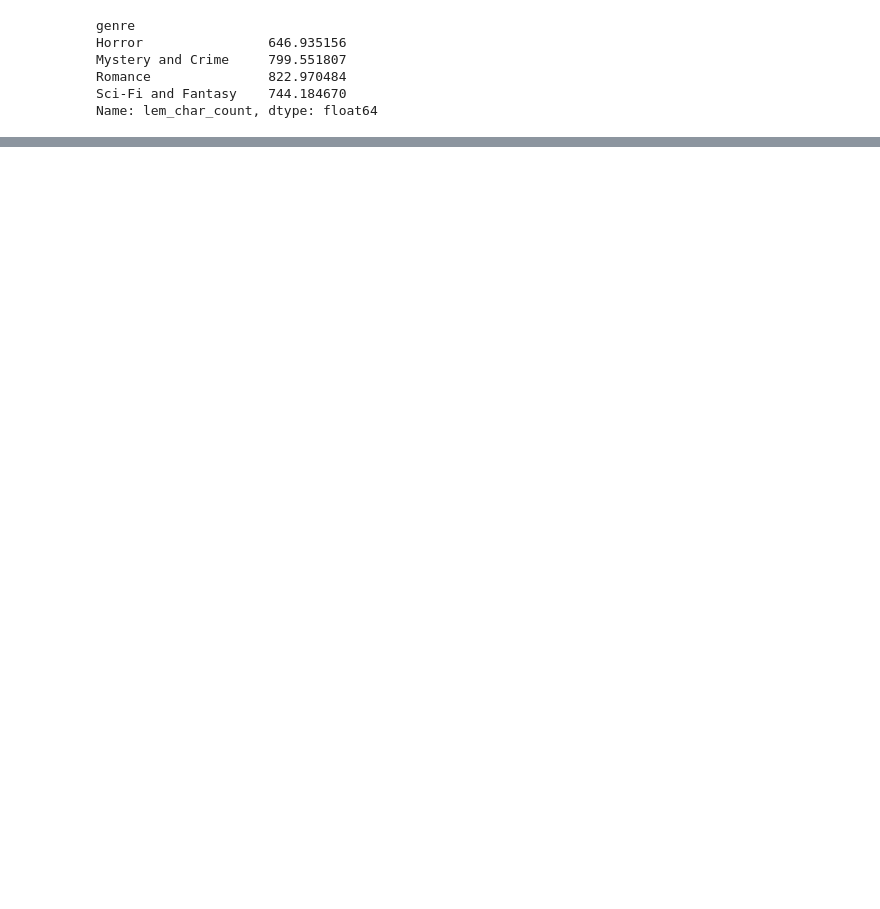
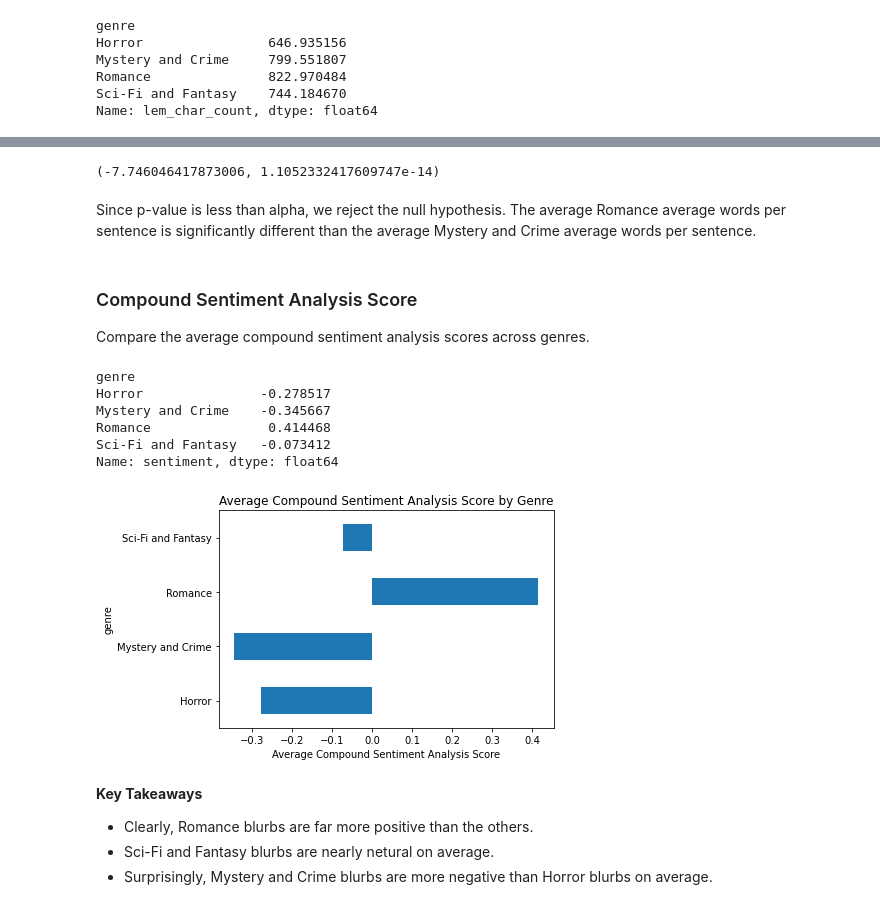
Before and after one commit to johnathon-smith/book-genre-NLP-project, a Jupyter notebook: explore.ipynb, the cells around one changed output, grey strips where cells are left out. Saved outputs shown, nothing was run; the diff lists cells and outputs as text; code cells hidden in the pictures; blank space fills up the shorter version.

```diff
--- a/explore.ipynb
+++ b/explore.ipynb
@@ -547,0 +646,35 @@ Compare average unique word counts across genres.
+# %%
+t, p = stats.ttest_ind(romance_blurbs.avg_words_per_sentence, mystery_blurbs.avg_words_per_sentence, equal_var = False)
+t, p
+# %% [output]
+(-7.746046417873006, 1.1052332417609747e-14)
+# %% [markdown]
+Since p-value is less than alpha, we reject the null hypothesis. The average Romance average words per sentence is significantly different than the average Mystery and Crime average words per sentence.
+# %% [markdown]
+### Compound Sentiment Analysis Score
+
+Compare the average compound sentiment analysis scores across genres.
+# %%
+#Compare compound sentiment analysis scores
+train.groupby('genre').sentiment.mean()
+# %% [output]
+genre
+Horror               -0.278517
+Mystery and Crime    -0.345667
+Romance               0.414468
+Sci-Fi and Fantasy   -0.073412
+Name: sentiment, dtype: float64
+# %%
+#Plot it
+train.groupby('genre').sentiment.mean().plot.barh()
+plt.title('Average Compound Sentiment Analysis Score by Genre')
+plt.xlabel('Average Compound Sentiment Analysis Score')
+plt.show()
+# %% [output]
+[figure, added]
+# %% [markdown]
+__Key Takeaways__
+
+* Clearly, Romance blurbs are far more positive than the others.
+* Sci-Fi and Fantasy blurbs are nearly netural on average.
+* Surprisingly, Mystery and Crime blurbs are more negative than Horror blurbs on average.
```
Also changed, not shown: parts of 74 cells of this notebook.
